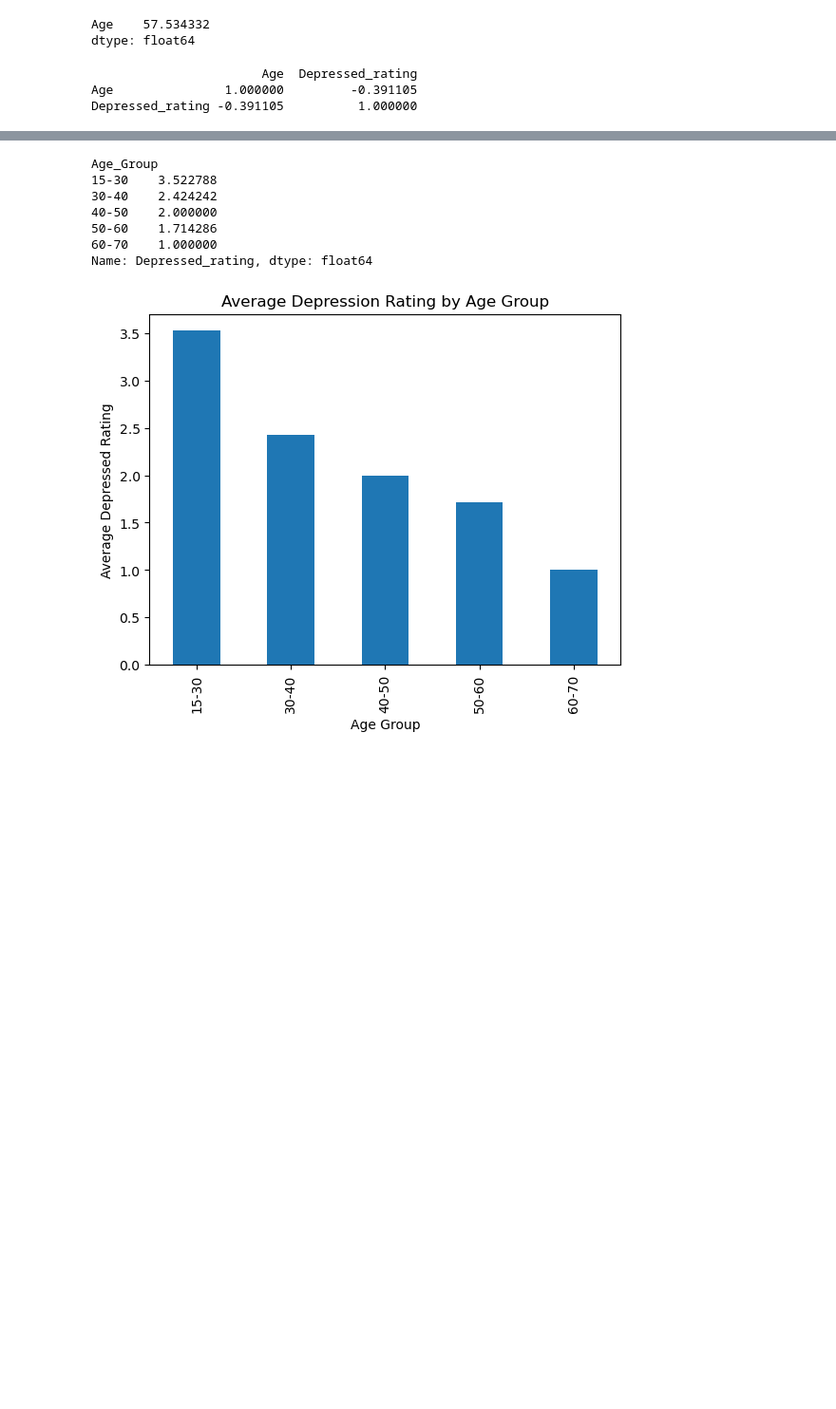
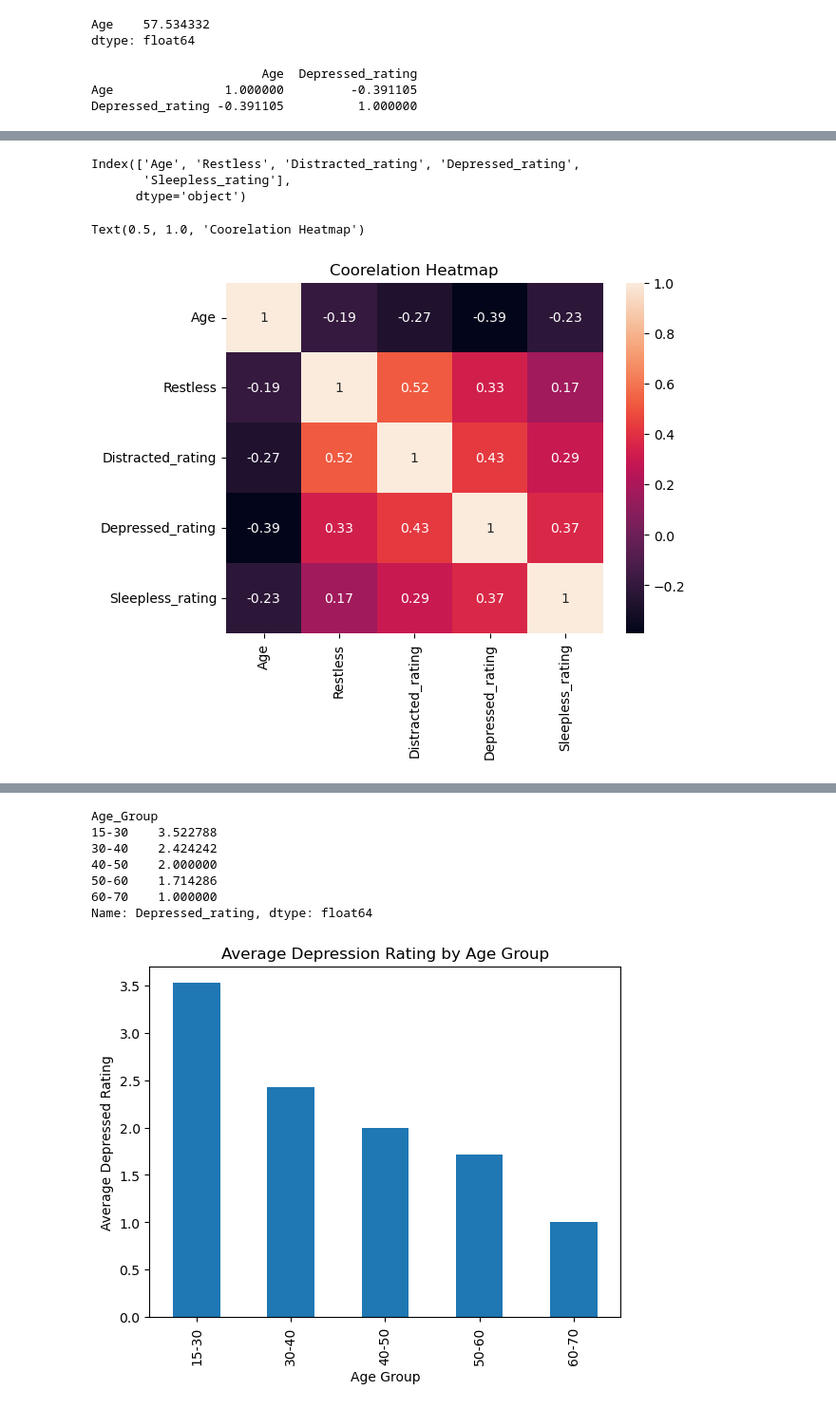
Before and after one commit to MIT-Assignments/MDA511-Assignment, a Jupyter notebook: Assignment2.ipynb, the cells around one changed output, grey strips where cells are left out. Shown at 95% size. Saved outputs shown, nothing was run; the diff lists cells and outputs as text; code cells hidden in the pictures; blank space fills up the shorter version.

```diff
--- a/Assignment2.ipynb
+++ b/Assignment2.ipynb
@@ -451,3 +554,6 @@ merged_df.head()
+# %%
+categorial_columns=merged_df.select_dtypes(include=['object']).columns
+numerical_columns = merged_df.select_dtypes(include=['int64', 'float64']).columns
 # %%
 # Stats Description of the merged data
 merged_df.describe()
@@ -525,0 +642,11 @@ plt.show()
+# %%
+print(numerical_columns)
+coorelation_matrix=merged_df[numerical_columns].corr()
+sns.heatmap(coorelation_matrix,annot=True)
+plt.title('Coorelation Heatmap')
+# %% [output]
+Index(['Age', 'Restless', 'Distracted_rating', 'Depressed_rating',
+       'Sleepless_rating'],
+      dtype='object')
+Text(0.5, 1.0, 'Coorelation Heatmap')
+[figure, added]
```
Also changed, not shown: parts of 38 cells of this notebook.
